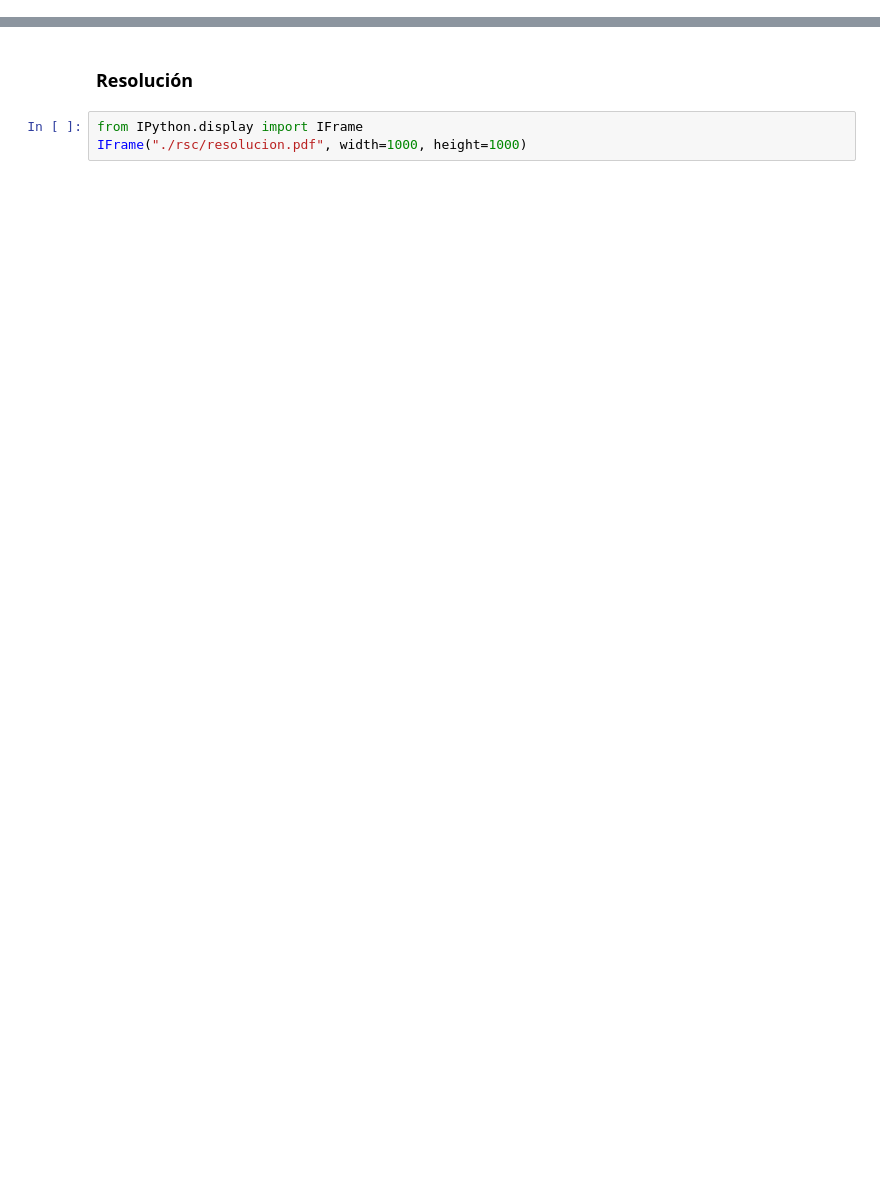
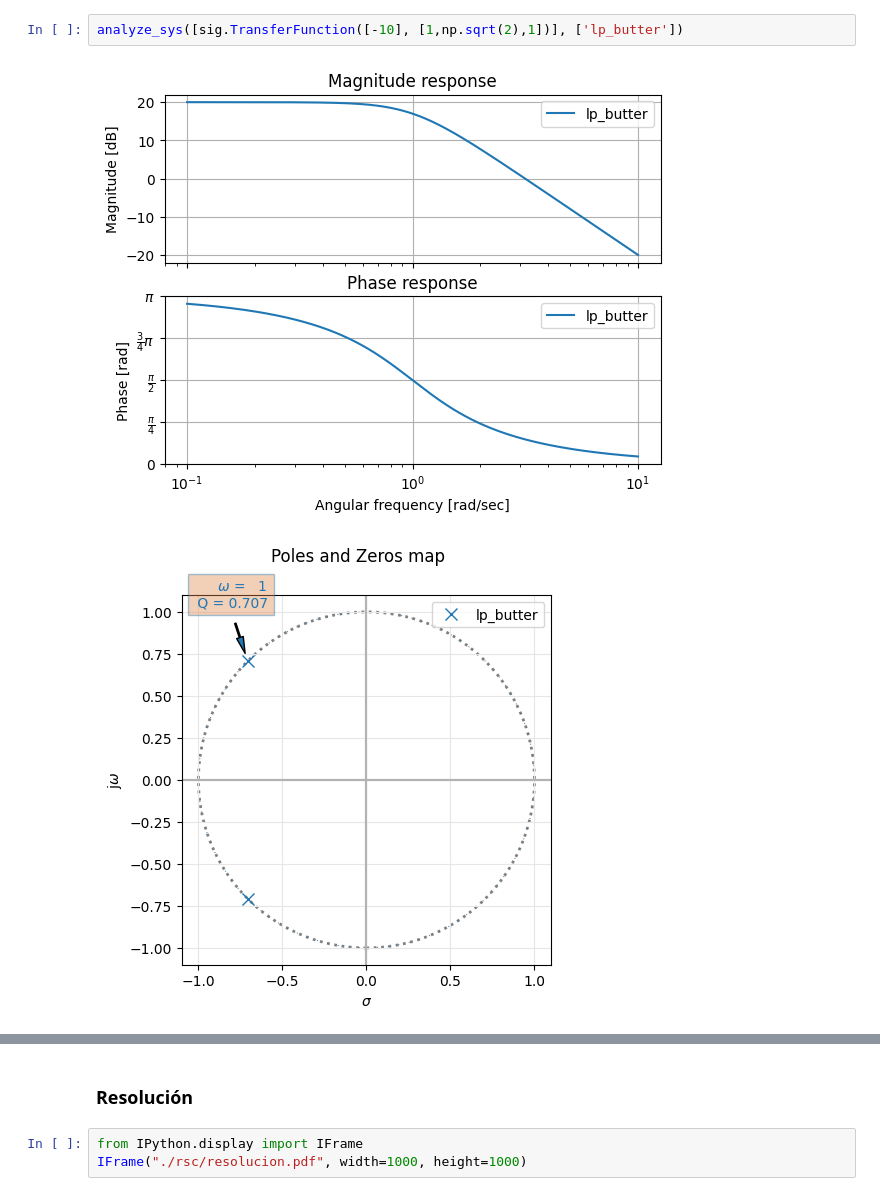
Before and after one commit to facundo-iglesias/TC2, a Jupyter notebook: Trabajo_semanal2/Trabajo_semanal2.ipynb, the cells around one changed output, grey strips where cells are left out. Drawn from its saved outputs; the diff is of its cells as text; blank space fills up the shorter version.

```diff
--- a/Trabajo_semanal2/Trabajo_semanal2.ipynb
+++ b/Trabajo_semanal2/Trabajo_semanal2.ipynb
@@ -11,0 +135,5 @@
+# %%
+analyze_sys([sig.TransferFunction([-10], [1,np.sqrt(2),1])], ['lp_butter'])
+# %% [output]
+[figure, added]
+[figure, added]
```
Also changed, not shown: parts of 15 cells of this notebook, 7 other files.
